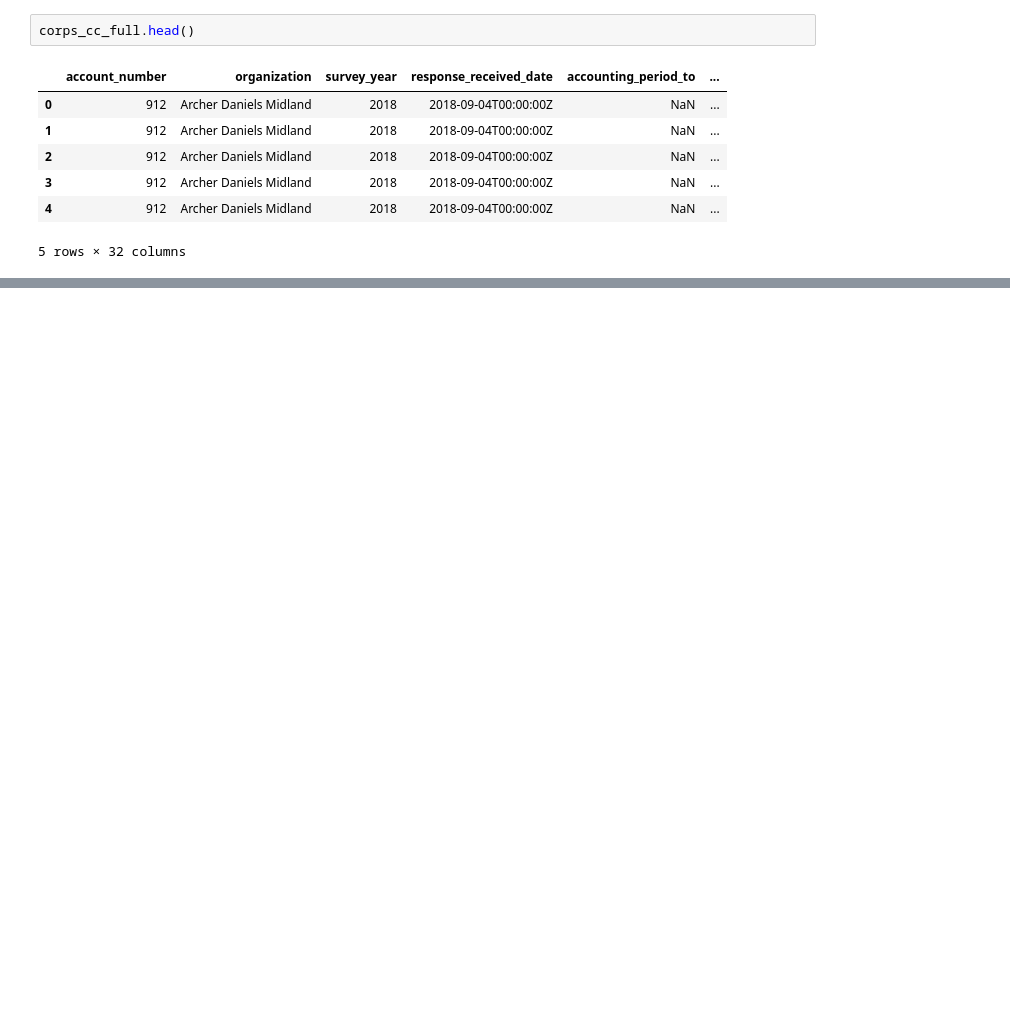
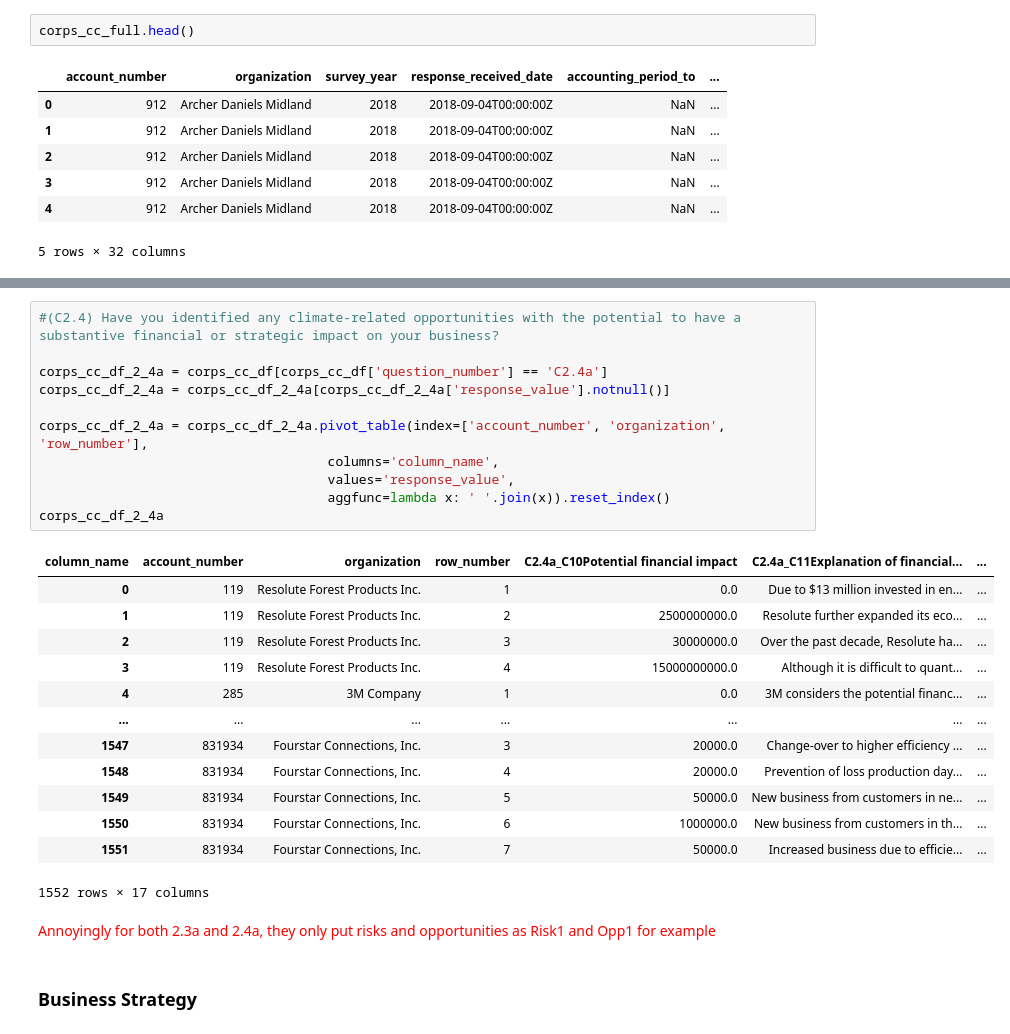
Before and after one commit to jenni4j/Climate_Dreamer_Pros, a Jupyter notebook: corporations_cc.ipynb, the cells around one changed output, grey strips where cells are left out. Cells and saved outputs as stored; diff of their text form; blank space fills up the shorter version.

```diff
--- a/corporations_cc.ipynb
+++ b/corporations_cc.ipynb
@@ -61,0 +120,29 @@ corps_cc_full.head()
+# %%
+#(C2.4) Have you identified any climate-related opportunities with the potential to have a substantive financial or strategic impact on your business?
+
+corps_cc_df_2_4a = corps_cc_df[corps_cc_df['question_number'] == 'C2.4a']
+corps_cc_df_2_4a = corps_cc_df_2_4a[corps_cc_df_2_4a['response_value'].notnull()]
+
+corps_cc_df_2_4a = corps_cc_df_2_4a.pivot_table(index=['account_number', 'organization', 'row_number'],
+                                     columns='column_name',
+                                     values='response_value',
+                                     aggfunc=lambda x: ' '.join(x)).reset_index()
+corps_cc_df_2_4a
+# %% [output]
+| column_name | account_number | organization | row_number | C2.4a_C10Potential financial impact | C2.4a_C11Explanation of financial... | ... |
+| 0 | 119 | Resolute Forest Products Inc. | 1 | 0.0 | Due to $13 million invested in en... | ... |
+| 1 | 119 | Resolute Forest Products Inc. | 2 | 2500000000.0 | Resolute further expanded its eco... | ... |
+| 2 | 119 | Resolute Forest Products Inc. | 3 | 30000000.0 | Over the past decade, Resolute ha... | ... |
+| 3 | 119 | Resolute Forest Products Inc. | 4 | 15000000000.0 | Although it is difficult to quant... | ... |
+| 4 | 285 | 3M Company | 1 | 0.0 | 3M considers the potential financ... | ... |
+| ... | ... | ... | ... | ... | ... | ... |
+| 1547 | 831934 | Fourstar Connections, Inc. | 3 | 20000.0 | Change-over to higher efficiency ... | ... |
+| 1548 | 831934 | Fourstar Connections, Inc. | 4 | 20000.0 | Prevention of loss production day... | ... |
+| 1549 | 831934 | Fourstar Connections, Inc. | 5 | 50000.0 | New business from customers in ne... | ... |
+| 1550 | 831934 | Fourstar Connections, Inc. | 6 | 1000000.0 | New business from customers in th... | ... |
+| 1551 | 831934 | Fourstar Connections, Inc. | 7 | 50000.0 | Increased business due to efficie... | ... |
+1552 rows × 17 columns
+# %% [markdown]
+<span style="color:red">Annoyingly for both 2.3a and 2.4a, they only put risks and opportunities as Risk1 and Opp1 for example</span>
+# %% [markdown]
+### Business Strategy
```
Also changed, not shown: parts of 18 cells of this notebook.
